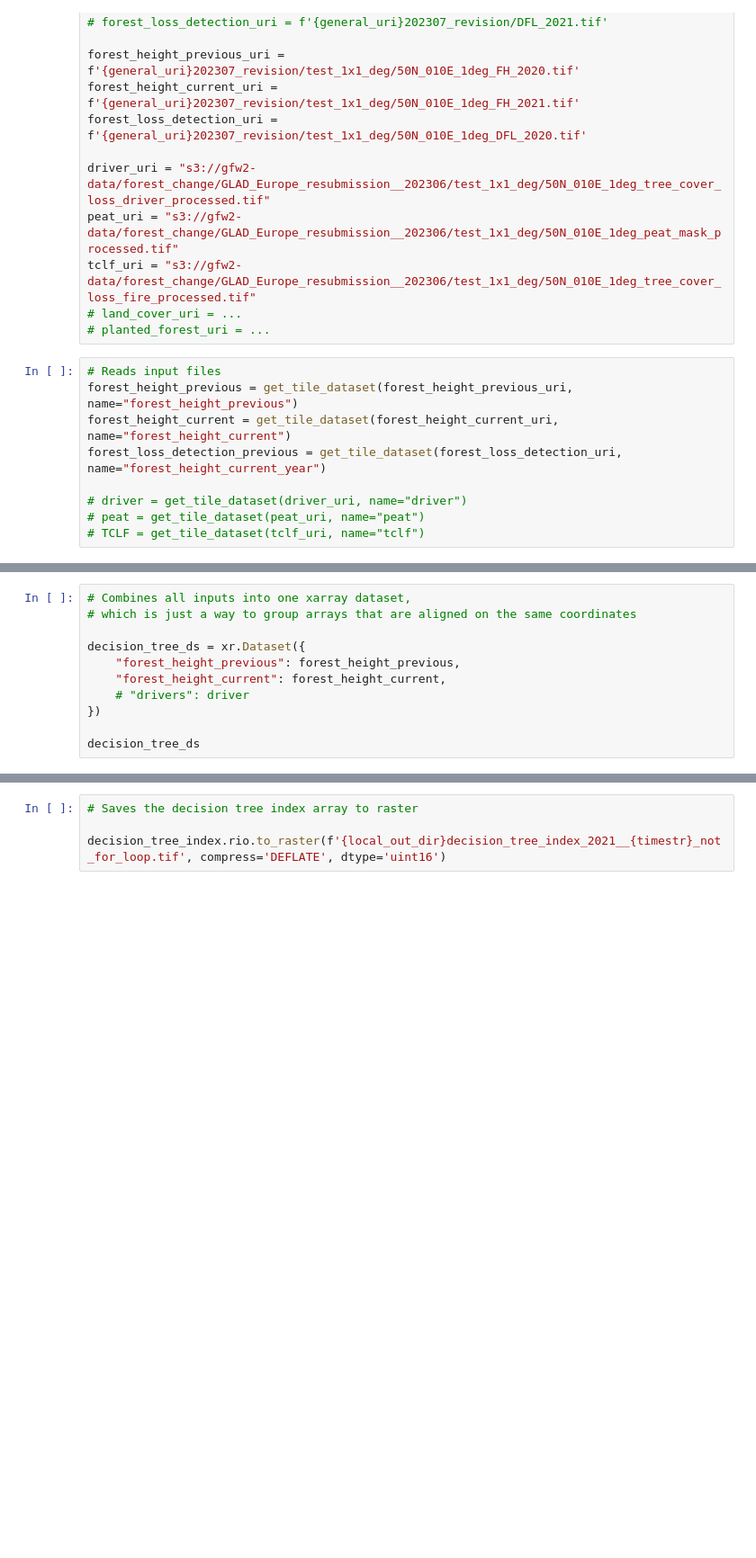
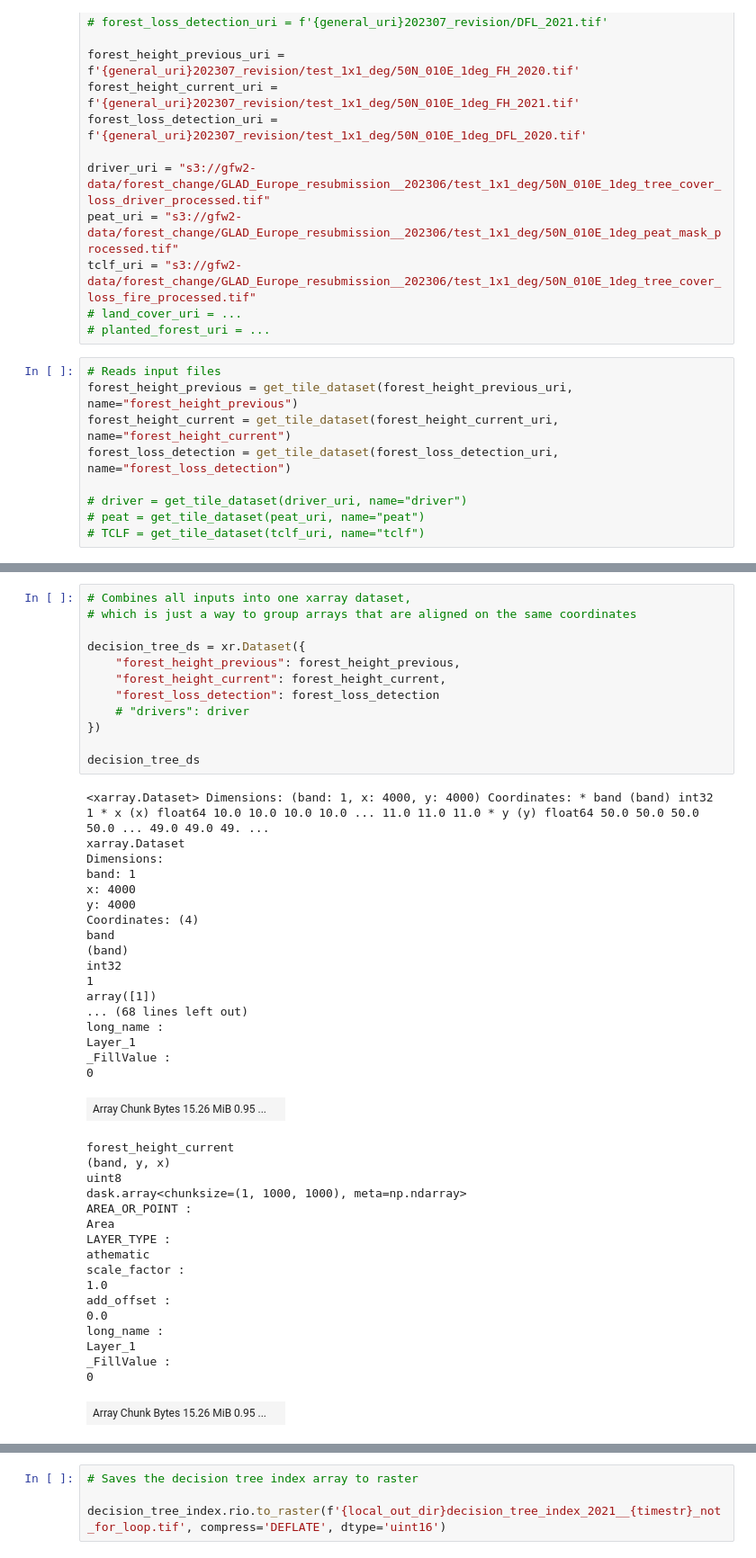
Before and after one commit to wri/carbon-budget-Europe, a Jupyter notebook: notebooks/flux_model_Europe_height.ipynb, the cells around one changed output, grey strips where cells are left out. Shown at 90% size. Drawn from its saved outputs; the diff is of its cells as text; blank space fills up the shorter version.

Commit message:
Added loss detection to consolidate_to_one_dimensional_index. Haven't tested beyond that.

```diff
--- a/notebooks/flux_model_Europe_height.ipynb
+++ b/notebooks/flux_model_Europe_height.ipynb
@@ -192,7 +220,7 @@ tclf_uri = "s3://gfw2-data/forest_change/GLAD_Europe_resubmission__202306/test_1
 # Reads input files
 forest_height_previous = get_tile_dataset(forest_height_previous_uri, name="forest_height_previous")
 forest_height_current = get_tile_dataset(forest_height_current_uri, name="forest_height_current")
-forest_loss_detection_previous = get_tile_dataset(forest_loss_detection_uri, name="forest_height_current_year")
+forest_loss_detection = get_tile_dataset(forest_loss_detection_uri, name="forest_loss_detection")
 
 # driver = get_tile_dataset(driver_uri, name="driver")
 # peat = get_tile_dataset(peat_uri, name="peat")
@@ -213,11 +281,48 @@ forest_height_previous
 # %%
 # Combines all inputs into one xarray dataset,
 # which is just a way to group arrays that are aligned on the same coordinates
 
 decision_tree_ds = xr.Dataset({
     "forest_height_previous": forest_height_previous,
     "forest_height_current": forest_height_current,
+    "forest_loss_detection": forest_loss_detection
     # "drivers": driver
 })
 
 decision_tree_ds
+# %% [output]
+<xarray.Dataset> Dimensions: (band: 1, x: 4000, y: 4000) Coordinates: * band (band) int32 1 * x (x) float64 10.0 10.0 10.0 10.0 ... 11.0 11.0 11.0 * y (y) float64 50.0 50.0 50.0 50.0 ... 49.0 49.0 49. ...
+xarray.Dataset
+Dimensions:
+band: 1
+x: 4000
+y: 4000
+Coordinates: (4)
+band
+(band)
+int32
+1
+array([1])
+... (68 lines left out)
+long_name :
+Layer_1
+_FillValue :
+0
+| Array Chunk Bytes 15.26 MiB 0.95 ... |  |
+forest_height_current
+(band, y, x)
+uint8
+dask.array<chunksize=(1, 1000, 1000), meta=np.ndarray>
+AREA_OR_POINT :
+Area
+LAYER_TYPE :
+athematic
+scale_factor :
+1.0
+add_offset :
+0.0
+long_name :
+Layer_1
+_FillValue :
+0
+| Array Chunk Bytes 15.26 MiB 0.95 ... |  |
```
Also changed, not shown: parts of 9 cells of this notebook.
